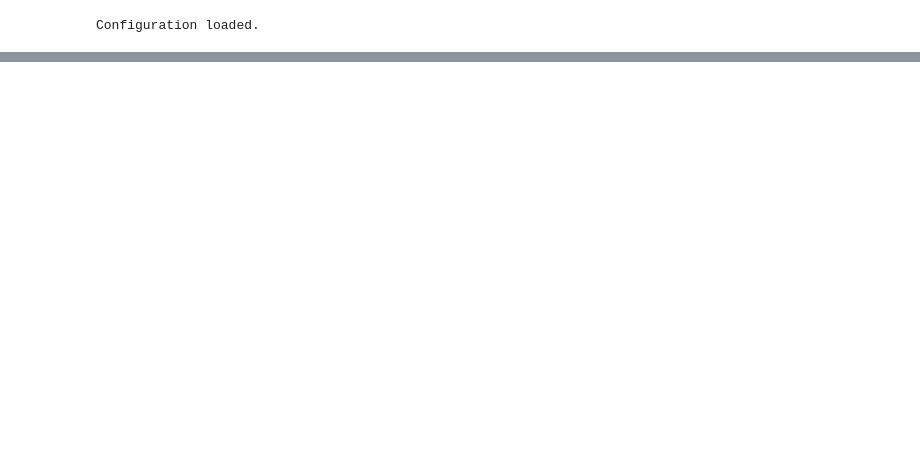
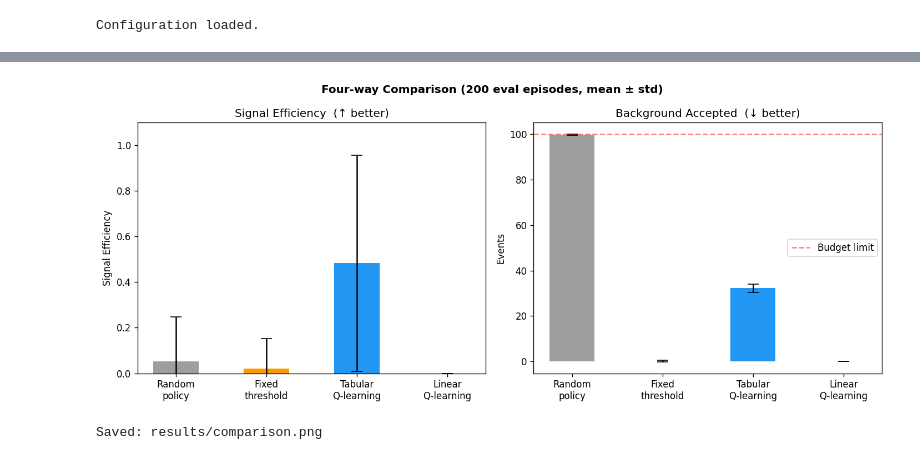
Before and after one commit to RithikaS-phi/Adaptive-Event-Selection-in-Particle-Physics-using-RL, a Jupyter notebook: sourcecode.ipynb, the cells around one changed output, grey strips where cells are left out. Saved outputs shown, nothing was run; the diff lists cells and outputs as text; code cells hidden in the pictures; blank space fills up the shorter version.

```diff
--- a/sourcecode.ipynb
+++ b/sourcecode.ipynb
@@ -384 +645,31 @@ Saved: results/comparison.png
+# %%
+# Four-way comparison bar chart
+methods     = ["Random\npolicy", "Fixed\nthreshold", "Tabular\nQ-learning", "Linear\nQ-learning"]
+sig_means   = [rnd_sig_m,  bl_sig_m,  tab_sig_m,  lin_sig_m]
+sig_stds    = [rnd_sig_s,  bl_sig_s,  tab_sig_s,  lin_sig_s]
+bkg_means   = [rnd_bkg_m,  bl_bkg_m,  tab_bkg_m,  lin_bkg_m]
+bkg_stds    = [rnd_bkg_s,  bl_bkg_s,  tab_bkg_s,  lin_bkg_s]
+colours     = ["#9E9E9E",  "#FF9800",  "#2196F3",  "#9C27B0"]
+
+fig, axes = plt.subplots(1, 2, figsize=(12, 5))
+fig.suptitle("Four-way Comparison (200 eval episodes, mean ± std)", fontweight="bold")
+
+axes[0].bar(methods, sig_means, yerr=sig_stds, color=colours, capsize=6, width=0.5)
+axes[0].set_title("Signal Efficiency  (↑ better)")
+axes[0].set_ylim(0, 1.1)
+axes[0].set_ylabel("Signal Efficiency")
+
+axes[1].bar(methods, bkg_means, yerr=bkg_stds, color=colours, capsize=6, width=0.5)
+axes[1].axhline(STORAGE_BUDGET, color="red", linestyle="--", alpha=0.5, label="Budget limit")
+axes[1].set_title("Background Accepted  (↓ better)")
+axes[1].set_ylabel("Events")
+axes[1].legend()
+
+plt.tight_layout()
+plt.savefig("results/comparison.png")
+plt.show()
+print("Saved: results/comparison.png")
+# %% [output]
+[figure, added]
+Saved: results/comparison.png
 # %% [markdown]
```
Also changed, not shown: parts of 25 cells of this notebook, 6 other files.
